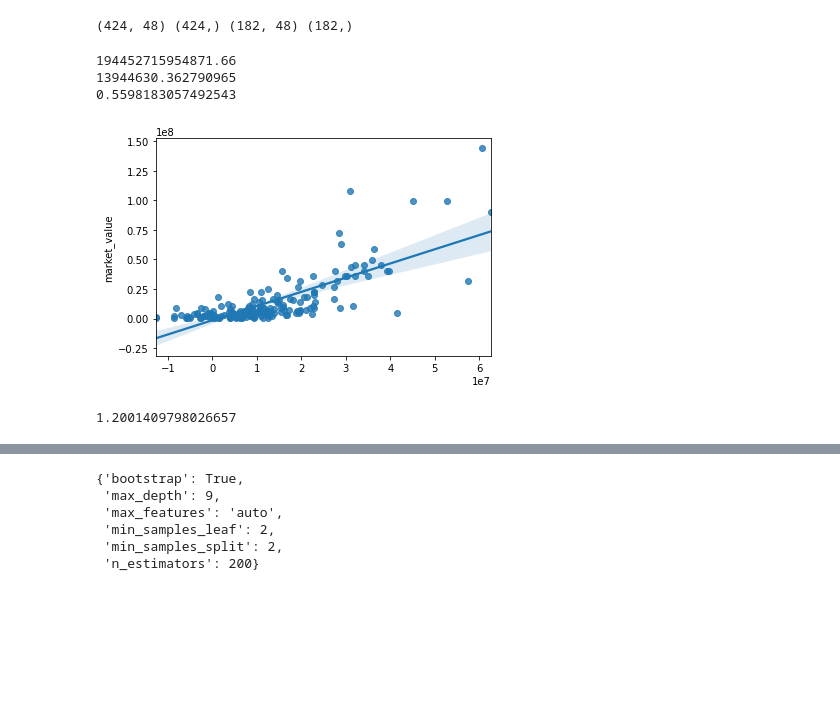
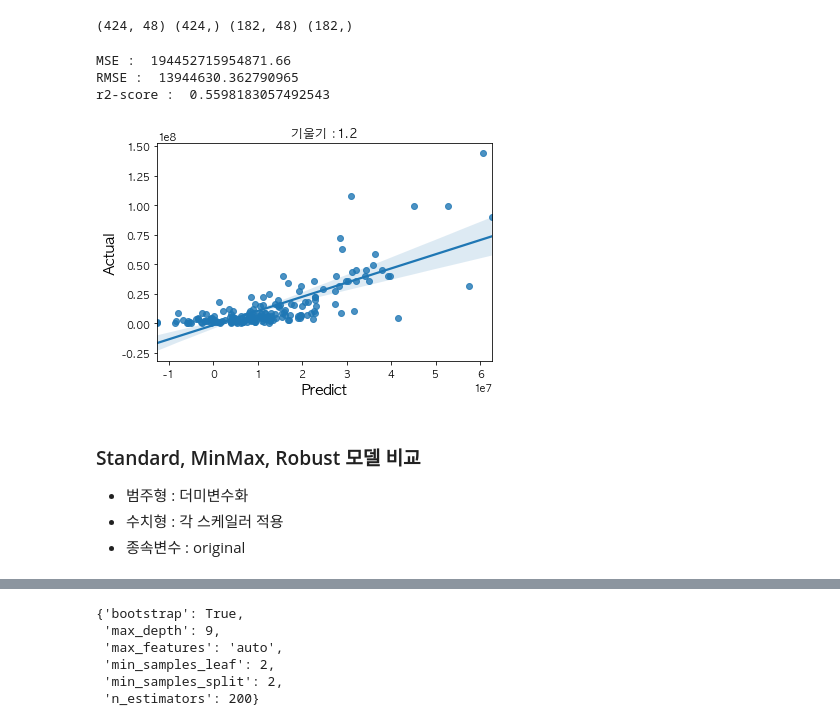
Before and after one commit to dss-17th/reg-repo-8, a Jupyter notebook: modeling_attack.ipynb, the cells around one changed output, grey strips where cells are left out. Drawn from its saved outputs; the diff is of its cells as text; code cells hidden in the pictures; blank space fills up the shorter version.

```diff
--- a/modeling_attack.ipynb
+++ b/modeling_attack.ipynb
@@ -36,20 +55,20 @@ from sklearn.metrics import mean_squared_error, r2_score
 # %%
 model_lm = LinearRegression(fit_intercept=True).fit(train_X, train_y)
 pred_lm = model_lm.predict(test_X)
 
-print(mean_squared_error(test_y, pred_lm))
-print(np.sqrt(mean_squared_error(test_y, pred_lm)))
-print(r2_score(test_y, pred_lm))
+print("MSE : ", mean_squared_error(test_y, pred_lm))
+print("RMSE : ", np.sqrt(mean_squared_error(test_y, pred_lm)))
+print("r2-score : ",r2_score(test_y, pred_lm))
+f = np.polyfit(pred_lm, test_y, deg=1)
+
+sns.regplot(x=pred_lm, y=test_y)
+plt.title(f"기울기 :{f[0].round(3)}")
+plt.xlabel('Predict', fontsize=15)
+plt.ylabel("Actual", fontsize=15)
+
+plt.show()
 # %% [output]
-194452715954871.66
-13944630.362790965
-0.5598183057492543
+MSE :  194452715954871.66
+RMSE :  13944630.362790965
+r2-score :  0.5598183057492543
+[figure, added]
-# %%
-sns.regplot(x=pred_lm, y=test_y);
-# %% [output]
-[figure, removed]
-# %%
-f = np.polyfit(pred_lm, test_y, deg=1)
-f[0]
-# %% [output]
-1.2001409798026657
@@ -58,3 +75,8 @@ from sklearn.preprocessing import StandardScaler, MinMaxScaler, RobustScaler
+# %% [markdown]
+### Standard, MinMax, Robust 모델 비교
+- 범주형 : 더미변수화
+- 수치형 : 각 스케일러 적용
+- 종속변수 : original
 # %%
 ss = StandardScaler().fit(dfX0.loc[:, "app":"total_out"].values)
 mm = MinMaxScaler().fit(dfX0.loc[:, "app":"total_out"].values)
```
Also changed, not shown: parts of 39 cells of this notebook.
